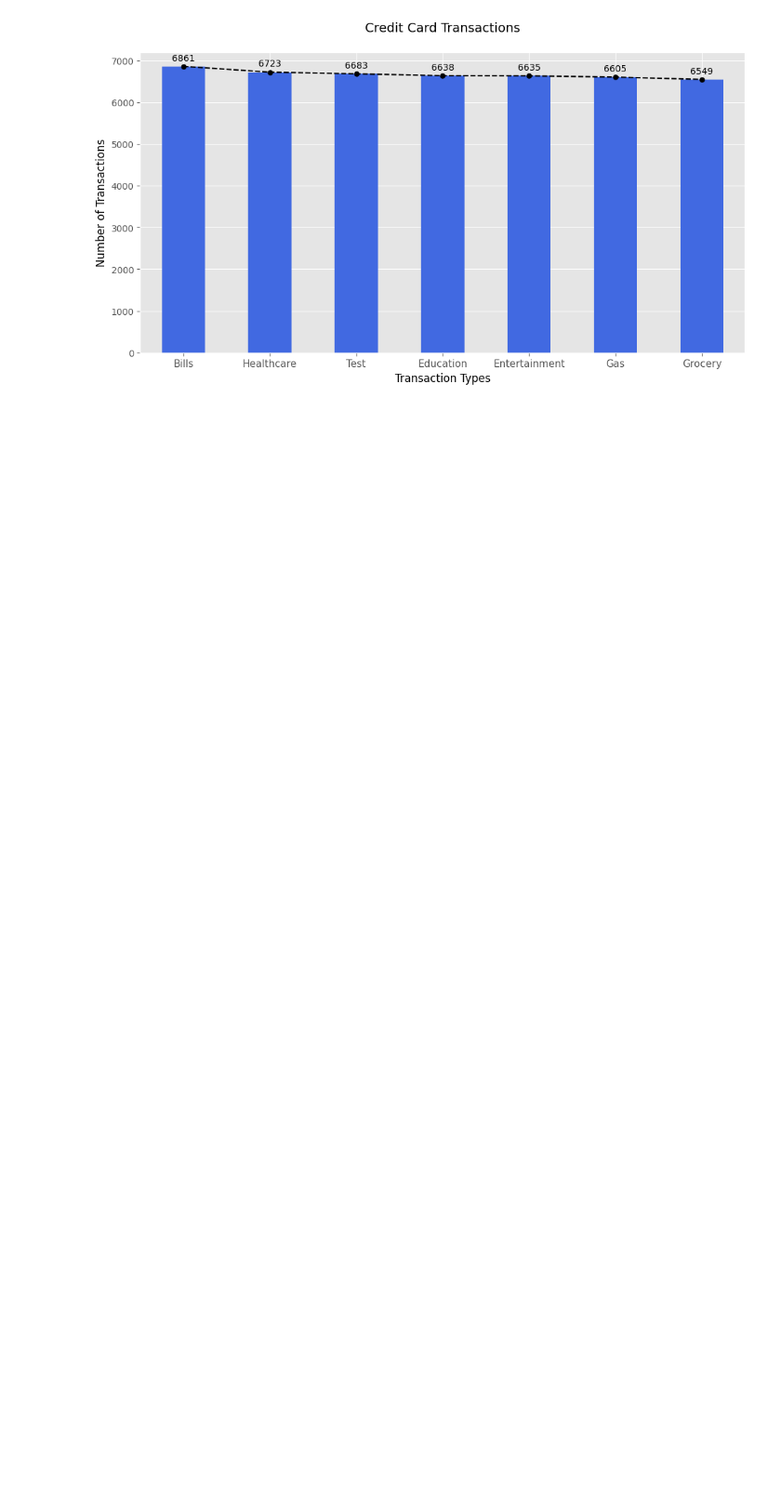
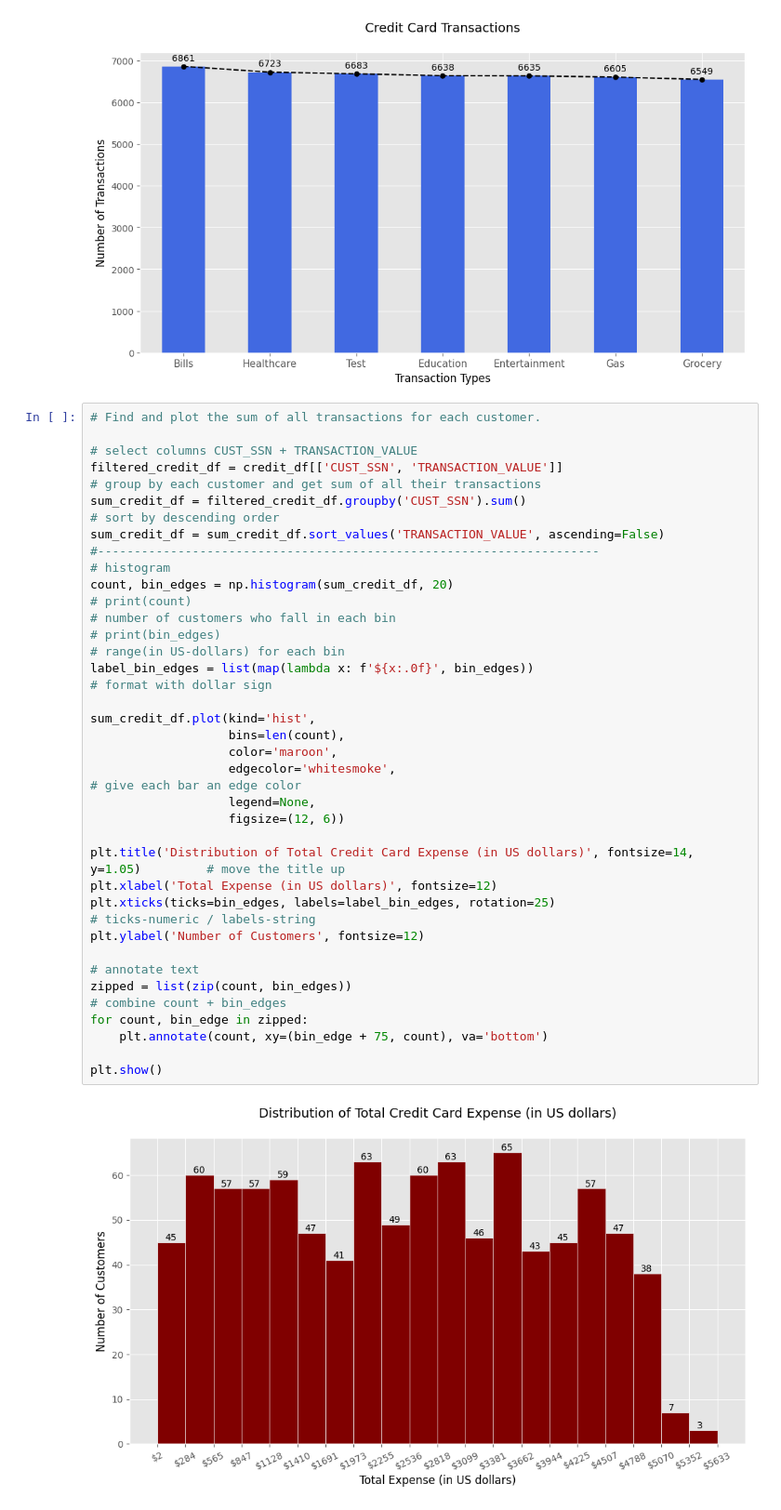
Before and after one commit to jonlam1989/Capstone, a Jupyter notebook: cc_data_visualization.ipynb, the cells around one changed output. Shown at 93% size. Cells and saved outputs as stored; diff of their text form; blank space fills up the shorter version.

Commit message:
added histogram: distribution of total credit card expense

```diff
--- a/cc_data_visualization.ipynb
+++ b/cc_data_visualization.ipynb
@@ -227,3 +230,39 @@ for type, num in enumerate(transaction_type_df.values):
 plt.show()
 # %% [output]
 [figure]
+# %%
+# Find and plot the sum of all transactions for each customer.
+
+# select columns CUST_SSN + TRANSACTION_VALUE
+filtered_credit_df = credit_df[['CUST_SSN', 'TRANSACTION_VALUE']]
+# group by each customer and get sum of all their transactions
+sum_credit_df = filtered_credit_df.groupby('CUST_SSN').sum()
+# sort by descending order
+sum_credit_df = sum_credit_df.sort_values('TRANSACTION_VALUE', ascending=False)
+#---------------------------------------------------------------------
+# histogram
+count, bin_edges = np.histogram(sum_credit_df, 20)
+# print(count)                                                                                      # number of customers who fall in each bin
+# print(bin_edges)                                                                                  # range(in US-dollars) for each bin
+label_bin_edges = list(map(lambda x: f'${x:.0f}', bin_edges))                                       # format with dollar sign
+
+sum_credit_df.plot(kind='hist',
+                   bins=len(count),
+                   color='maroon',
+                   edgecolor='whitesmoke',                                                          # give each bar an edge color
+                   legend=None,
+                   figsize=(12, 6))
+
+plt.title('Distribution of Total Credit Card Expense (in US dollars)', fontsize=14, y=1.05)         # move the title up
+plt.xlabel('Total Expense (in US dollars)', fontsize=12)
+plt.xticks(ticks=bin_edges, labels=label_bin_edges, rotation=25)                                    # ticks-numeric / labels-string
+plt.ylabel('Number of Customers', fontsize=12)
+
+# annotate text
+zipped = list(zip(count, bin_edges))                                                                # combine count + bin_edges
+for count, bin_edge in zipped:
+    plt.annotate(count, xy=(bin_edge + 75, count), va='bottom')
+
+plt.show()
+# %% [output]
+[figure, added]
```
Also changed, not shown: parts of 4 cells of this notebook.
